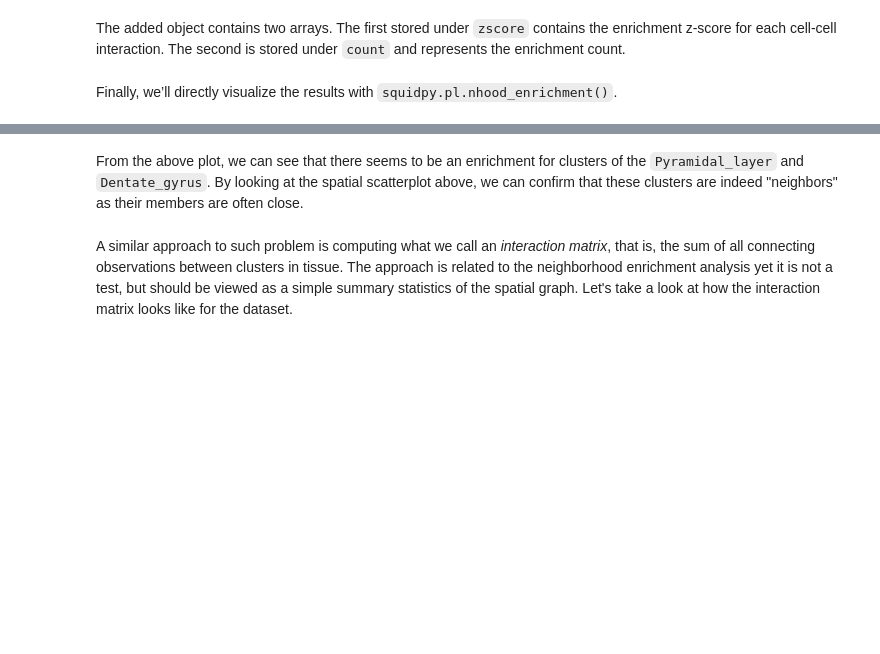
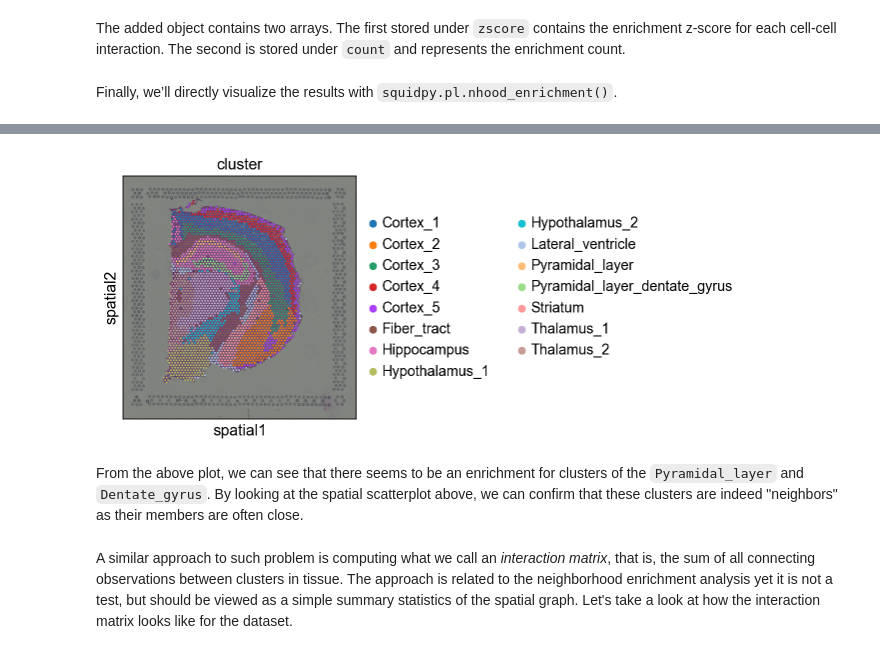
Before and after one commit to giovp/ifom-tutorials-2023, a Jupyter notebook: notebooks/neighborhood.ipynb, the cells around one changed output, grey strips where cells are left out. Cells and saved outputs as stored; diff of their text form; code cells hidden in the pictures; blank space fills up the shorter version.

```diff
--- a/notebooks/neighborhood.ipynb
+++ b/notebooks/neighborhood.ipynb
@@ -75,3 +75,7 @@ sq.pl.nhood_enrichment(adata, cluster_key="cluster", method="average", figsize=(
+# %%
+sq.pl.spatial_scatter(adata, color="cluster")
+# %% [output]
+[figure, added]
 # %% [markdown]
 From the above plot, we can see that there seems to be an enrichment for clusters of the `Pyramidal_layer` and `Dentate_gyrus`. By looking at the spatial scatterplot above, we can confirm that these clusters are indeed "neighbors" as their members are often close.
 # %% [markdown]
```
Also changed, not shown: parts of 9 cells of this notebook, 1 other file.
